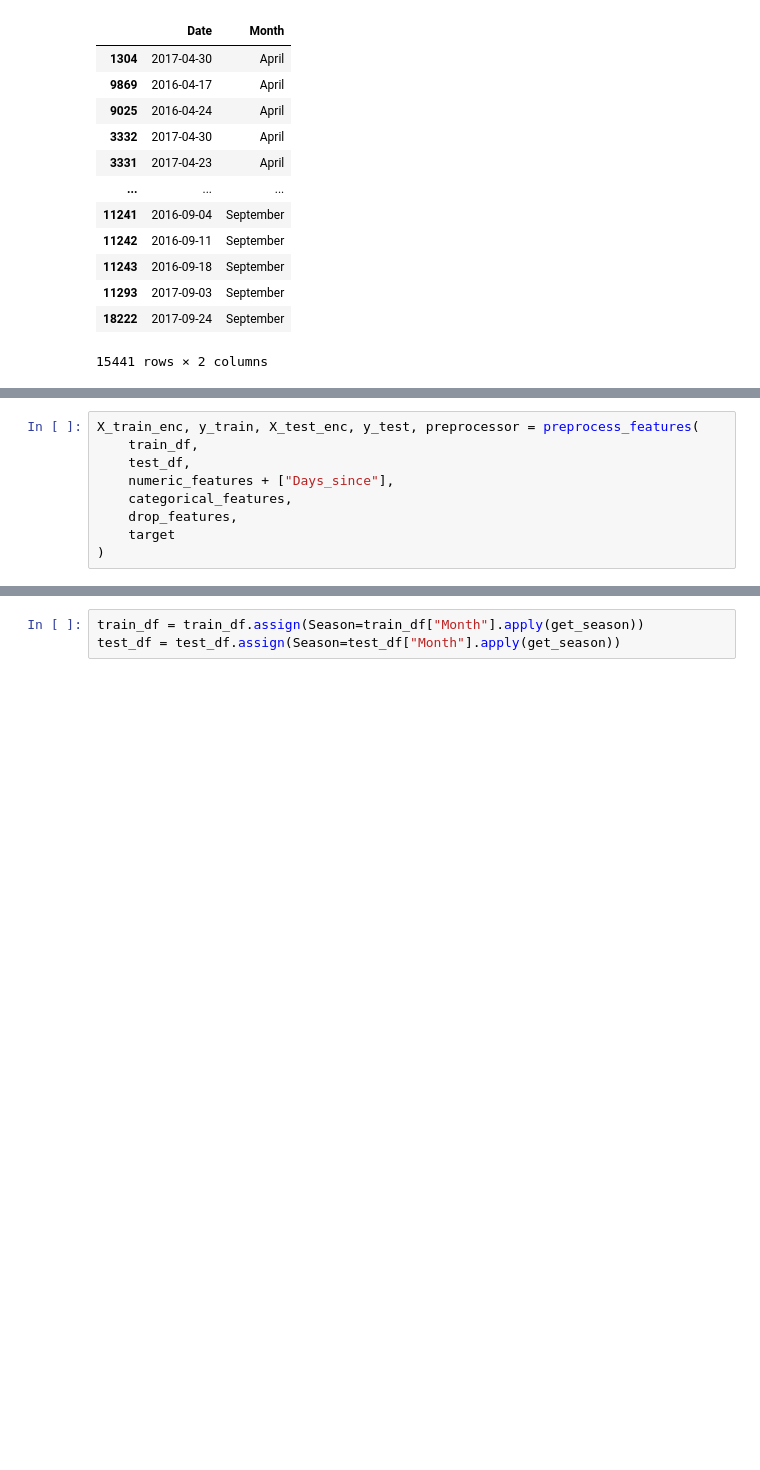
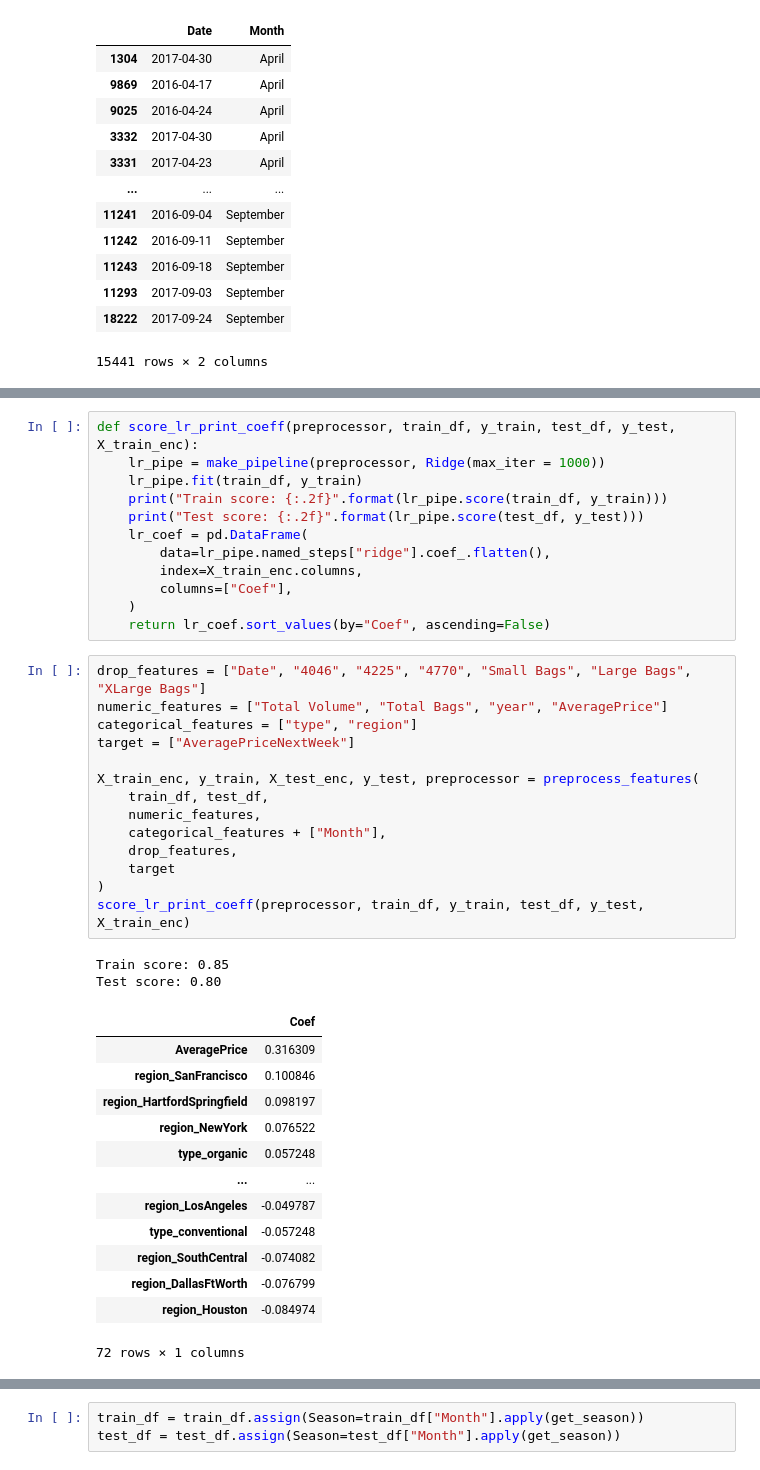
Before and after one commit to maxzixiaoxu/AvocadoTimeSeries, a Jupyter notebook: hw8.ipynb, the cells around one changed output, grey strips where cells are left out. Saved outputs shown, nothing was run; the diff lists cells and outputs as text; blank space fills up the shorter version.

```diff
--- a/hw8.ipynb
+++ b/hw8.ipynb
@@ -551,9 +540,42 @@ train_df
-# %%
-X_train_enc, y_train, X_test_enc, y_test, preprocessor = preprocess_features(
-    train_df,
-    test_df,
-    numeric_features + ["Days_since"],
-    categorical_features,
-    drop_features,
-    target
-)
+# %%
+def score_lr_print_coeff(preprocessor, train_df, y_train, test_df, y_test, X_train_enc):
+    lr_pipe = make_pipeline(preprocessor, Ridge(max_iter = 1000))
+    lr_pipe.fit(train_df, y_train)
+    print("Train score: {:.2f}".format(lr_pipe.score(train_df, y_train)))
+    print("Test score: {:.2f}".format(lr_pipe.score(test_df, y_test)))
+    lr_coef = pd.DataFrame(
+        data=lr_pipe.named_steps["ridge"].coef_.flatten(),
+        index=X_train_enc.columns,
+        columns=["Coef"],
+    )
+    return lr_coef.sort_values(by="Coef", ascending=False)
+# %%
+drop_features = ["Date", "4046", "4225", "4770", "Small Bags", "Large Bags", "XLarge Bags"]
+numeric_features = ["Total Volume", "Total Bags", "year", "AveragePrice"]
+categorical_features = ["type", "region"]
+target = ["AveragePriceNextWeek"]
+
+X_train_enc, y_train, X_test_enc, y_test, preprocessor = preprocess_features(
+    train_df, test_df,
+    numeric_features,
+    categorical_features + ["Month"],
+    drop_features,
+    target
+)
+score_lr_print_coeff(preprocessor, train_df, y_train, test_df, y_test, X_train_enc)
+# %% [output]
+Train score: 0.85
+Test score: 0.80
+|  | Coef |
+| AveragePrice | 0.316309 |
+| region_SanFrancisco | 0.100846 |
+| region_HartfordSpringfield | 0.098197 |
+| region_NewYork | 0.076522 |
+| type_organic | 0.057248 |
+| ... | ... |
+| region_LosAngeles | -0.049787 |
+| type_conventional | -0.057248 |
+| region_SouthCentral | -0.074082 |
+| region_DallasFtWorth | -0.076799 |
+| region_Houston | -0.084974 |
+72 rows × 1 columns
```
Also changed, not shown: parts of 36 cells of this notebook.
